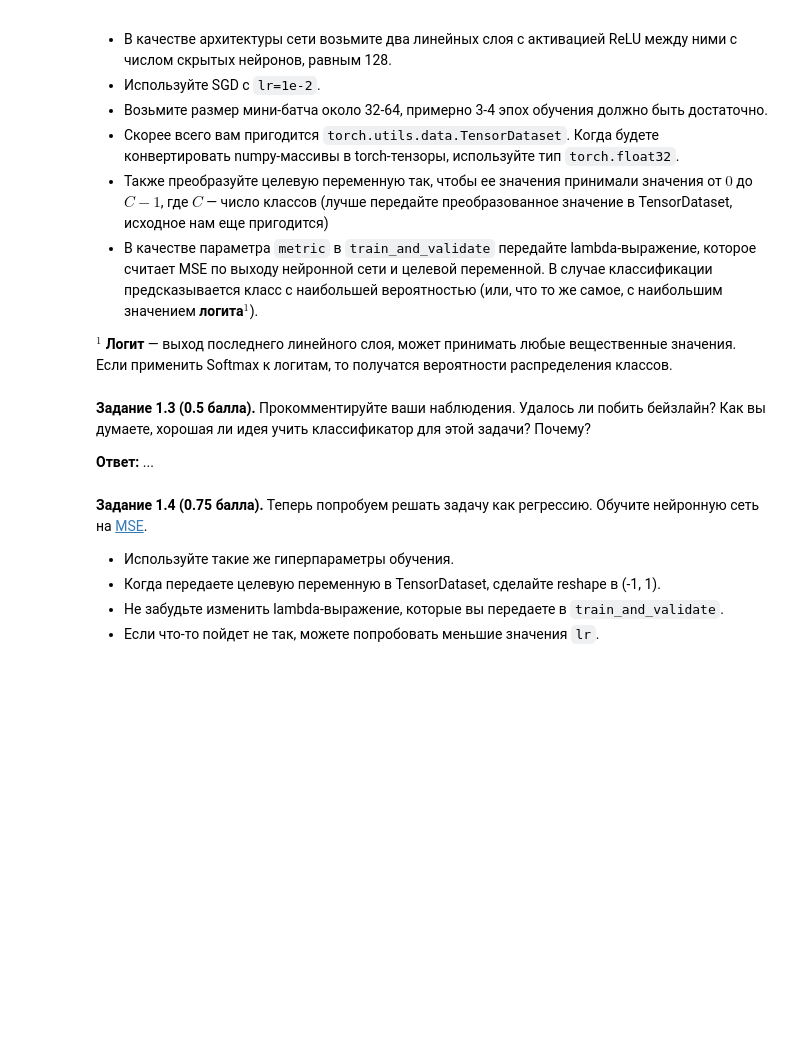
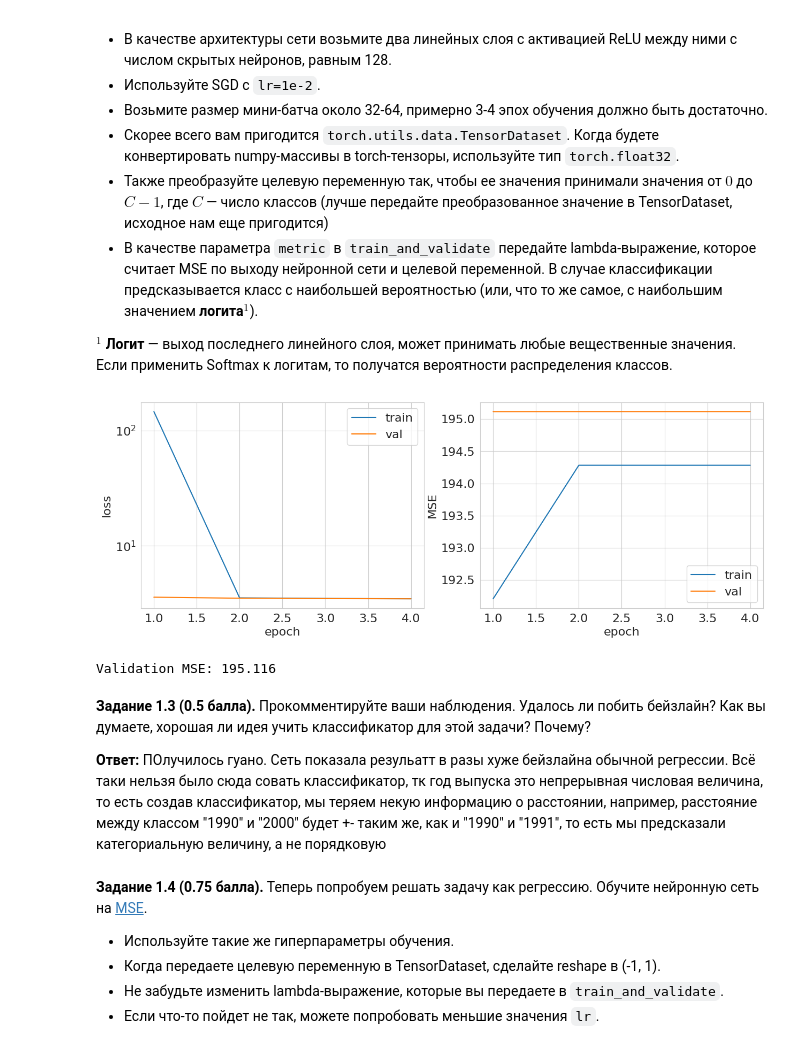
Before and after one commit to DmitriyPyankov/C0ver_letter_bot, a Jupyter notebook: homeworks/HW1/HW1_Light.ipynb, the cells around one changed output. Saved outputs shown, nothing was run; the diff lists cells and outputs as text; code cells hidden in the pictures; blank space fills up the shorter version.

```diff
--- a/homeworks/HW1/HW1_Light.ipynb
+++ b/homeworks/HW1/HW1_Light.ipynb
@@ -304,7 +402,30 @@ $^1$ **Логит** &mdash; выход последнего линейного
+# %%
+# Lambda-функция для вычисления MSE в случае классификации
+# Берем класс с максимальным логитом и вычисляем MSE между предсказанным и истинным классом
+classification_metric = lambda predictions, targets: ((predictions.argmax(dim=1) - targets).float() ** 2).mean()
+# (Этот кусок кода с lambda отработал в дипсике, так как не понял, как написать эту часть по заданию. В промте вбил предыдущую часть своего кода, а так же задание и попросил его написать решения, основываясь на предыдущем коде)
+
+# Обучение модели
+num_epochs = 4
+
+
+train_mse, val_mse = train_and_validate(
+    model=model,
+    optimizer=optimizer,
+    criterion=criterion,
+    metric=classification_metric,
+    train_loader=train_loader,
+    val_loader=val_loader,
+    num_epochs=num_epochs,
+    verbose=True
+)
+# %% [output]
+[figure, added]
+Validation MSE: 195.116
 # %% [markdown]
 **Задание 1.3 (0.5 балла).** Прокомментируйте ваши наблюдения. Удалось ли побить бейзлайн? Как вы думаете, хорошая ли идея учить классификатор для этой задачи? Почему?
 
-**Ответ:** ...
+**Ответ:** ПОлучилось гуано. Сеть показала резульатт в разы хуже бейзлайна обычной регрессии. Всё таки нельзя было сюда совать классификатор, тк год выпуска это непрерывная числовая величина, то есть создав классификатор, мы теряем некую информацию о расстоянии, например, расстояние между классом "1990" и "2000" будет +- таким же, как и "1990" и "1991", то есть мы предсказали категориальную величину, а не порядковую
 # %% [markdown]
 **Задание 1.4 (0.75 балла).** Теперь попробуем решать задачу как регрессию. Обучите нейронную сеть на [MSE](https://pytorch.org/docs/stable/generated/torch.nn.MSELoss.html).
 
```
Also changed, not shown: parts of 7 cells of this notebook.
